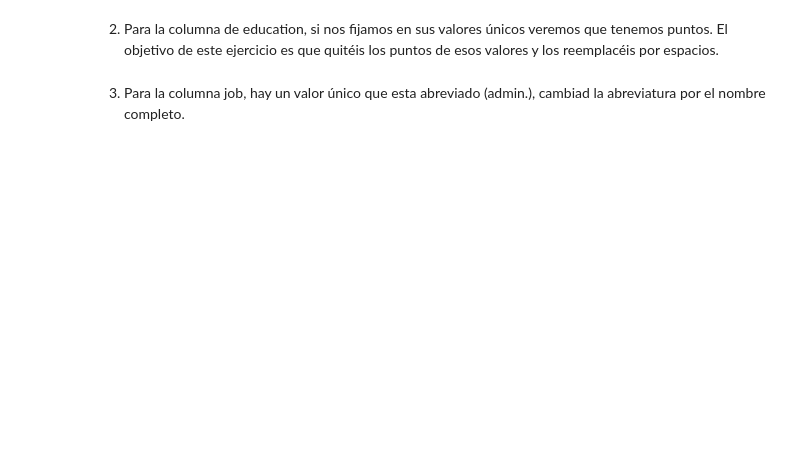
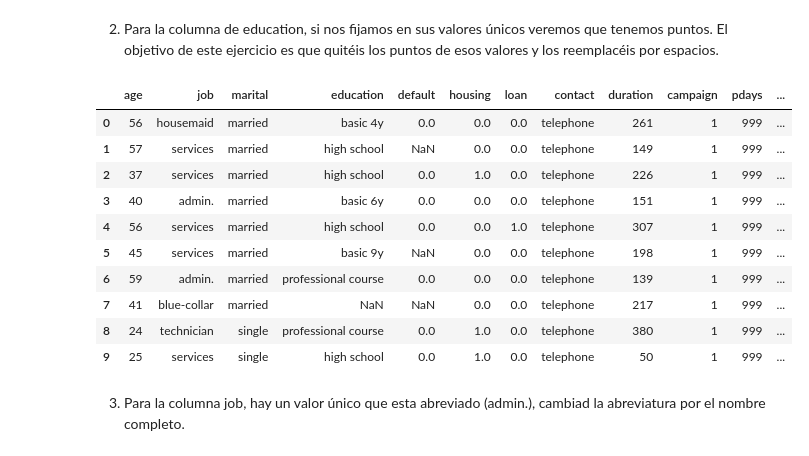
Before and after one commit to Adalab/promo-d-da-modulo2-sprint2-jacqueline-laura-lidya, a Jupyter notebook: limpieza/limpieza-leccion2-strings-pair.ipynb, the cells around one changed output. Saved outputs shown, nothing was run; the diff lists cells and outputs as text; code cells hidden in the pictures; blank space fills up the shorter version.

```diff
--- a/limpieza/limpieza-leccion2-strings-pair.ipynb
+++ b/limpieza/limpieza-leccion2-strings-pair.ipynb
@@ -13,4 +39,25 @@ Por lo tanto, en este ejercicio nos queda por limpiar algunas columnas del conju
 # %% [markdown]
 2. Para la columna de education, si nos fijamos en sus valores únicos veremos que tenemos puntos. El objetivo de este ejercicio es que quitéis los puntos de esos valores y los reemplacéis por espacios.
+# %%
+def punto_espacio(col):
+    try:
+        return col.replace("."," ")
+    except:
+        return col
+# %%
+df_bank["education"]=df_bank["education"].apply(punto_espacio)
+df_bank.head(10)
+# %% [output]
+|  | age | job | marital | education | default | housing | loan | contact | duration | campaign | pdays | ... |
+| 0 | 56 | housemaid | married | basic 4y | 0.0 | 0.0 | 0.0 | telephone | 261 | 1 | 999 | ... |
+| 1 | 57 | services | married | high school | NaN | 0.0 | 0.0 | telephone | 149 | 1 | 999 | ... |
+| 2 | 37 | services | married | high school | 0.0 | 1.0 | 0.0 | telephone | 226 | 1 | 999 | ... |
+| 3 | 40 | admin. | married | basic 6y | 0.0 | 0.0 | 0.0 | telephone | 151 | 1 | 999 | ... |
+| 4 | 56 | services | married | high school | 0.0 | 0.0 | 1.0 | telephone | 307 | 1 | 999 | ... |
+| 5 | 45 | services | married | basic 9y | NaN | 0.0 | 0.0 | telephone | 198 | 1 | 999 | ... |
+| 6 | 59 | admin. | married | professional course | 0.0 | 0.0 | 0.0 | telephone | 139 | 1 | 999 | ... |
+| 7 | 41 | blue-collar | married | NaN | NaN | 0.0 | 0.0 | telephone | 217 | 1 | 999 | ... |
+| 8 | 24 | technician | single | professional course | 0.0 | 1.0 | 0.0 | telephone | 380 | 1 | 999 | ... |
+| 9 | 25 | services | single | high school | 0.0 | 1.0 | 0.0 | telephone | 50 | 1 | 999 | ... |
 # %% [markdown]
 3. Para la columna job, hay un valor único que esta abreviado (admin.), cambiad la abreviatura por el nombre completo.
```
Also changed, not shown: parts of 9 cells of this notebook, 1 other file.
